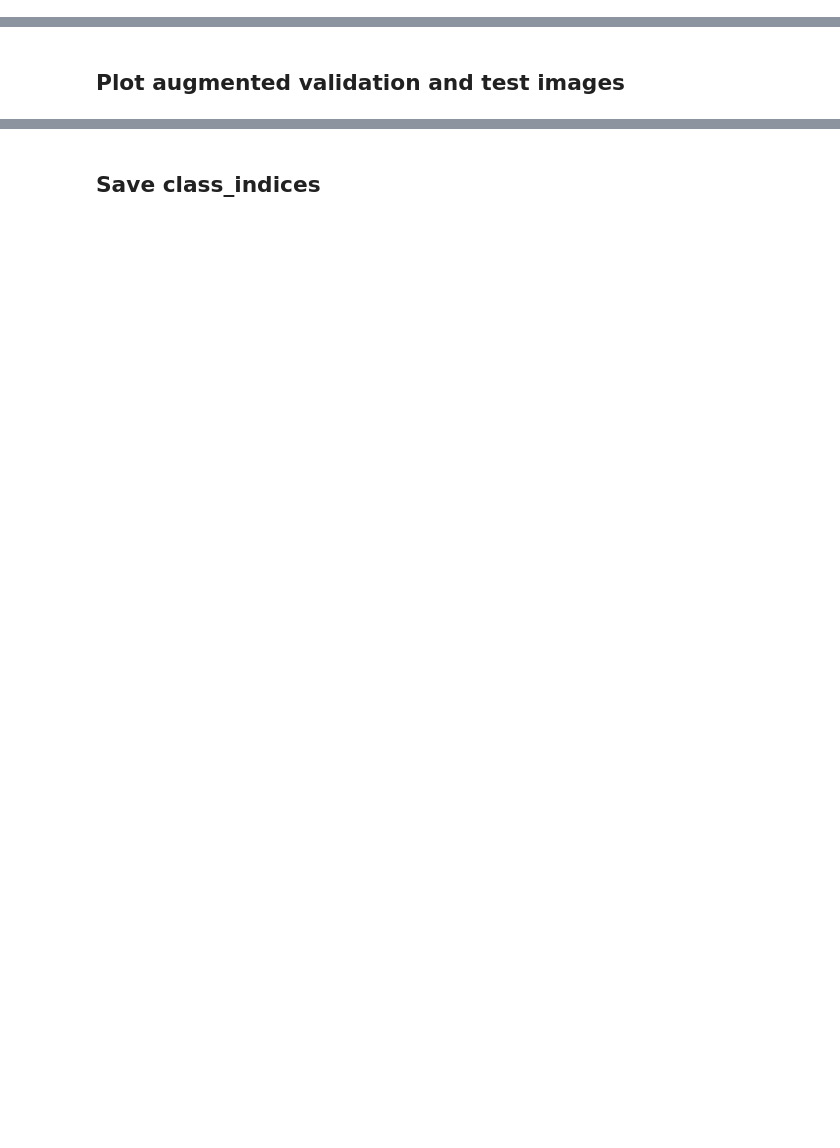
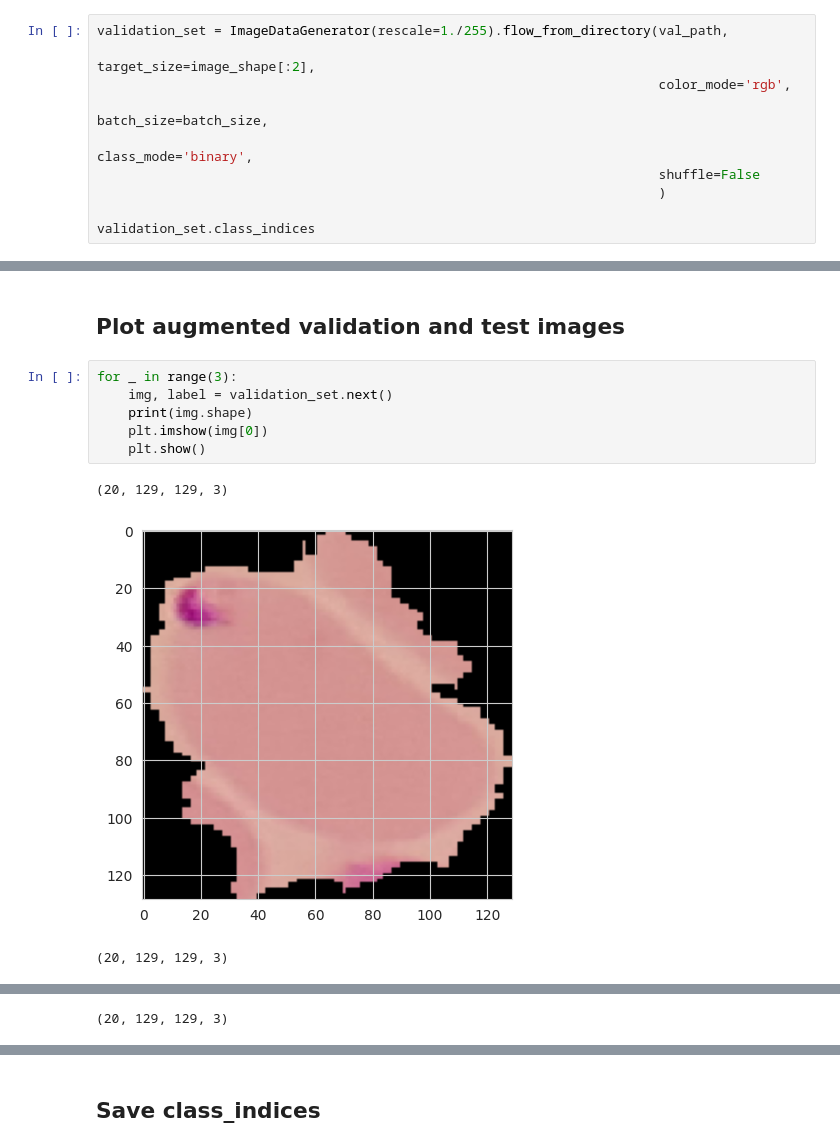
Before and after one commit to HasibullahFathi/malaria-detector, a Jupyter notebook: jupyter_notebooks/03 - Modelling and Evaluating.ipynb, the cells around one changed output, grey strips where cells are left out. Cells and saved outputs as stored; diff of their text form; blank space fills up the shorter version.

```diff
--- a/jupyter_notebooks/03 - Modelling and Evaluating.ipynb
+++ b/jupyter_notebooks/03 - Modelling and Evaluating.ipynb
@@ -71,2 +180,12 @@ Set train, validation and test paths
 # %% [markdown]
 * ### Augment validation image dataset
+# %%
+validation_set = ImageDataGenerator(rescale=1./255).flow_from_directory(val_path,
+                                                                        target_size=image_shape[:2],
+                                                                        color_mode='rgb',
+                                                                        batch_size=batch_size,
+                                                                        class_mode='binary',
+                                                                        shuffle=False
+                                                                        )
+
+validation_set.class_indices
@@ -77,2 +225,12 @@ Set train, validation and test paths
 # %% [markdown]
 ## Plot augmented validation and test images
+# %%
+for _ in range(3):
+    img, label = validation_set.next()
+    print(img.shape)
+    plt.imshow(img[0])
+    plt.show()
+# %% [output]
+(20, 129, 129, 3)
+[figure, added]
+(20, 129, 129, 3)
@@ -78,0 +238 @@ Set train, validation and test paths
+(20, 129, 129, 3)
```
Also changed, not shown: parts of 18 cells of this notebook, 3 other files.
